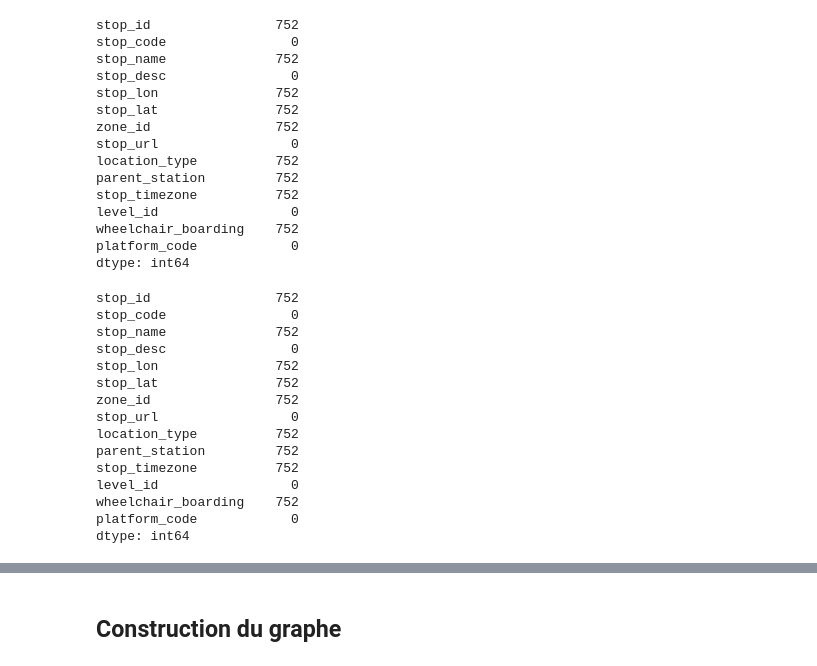
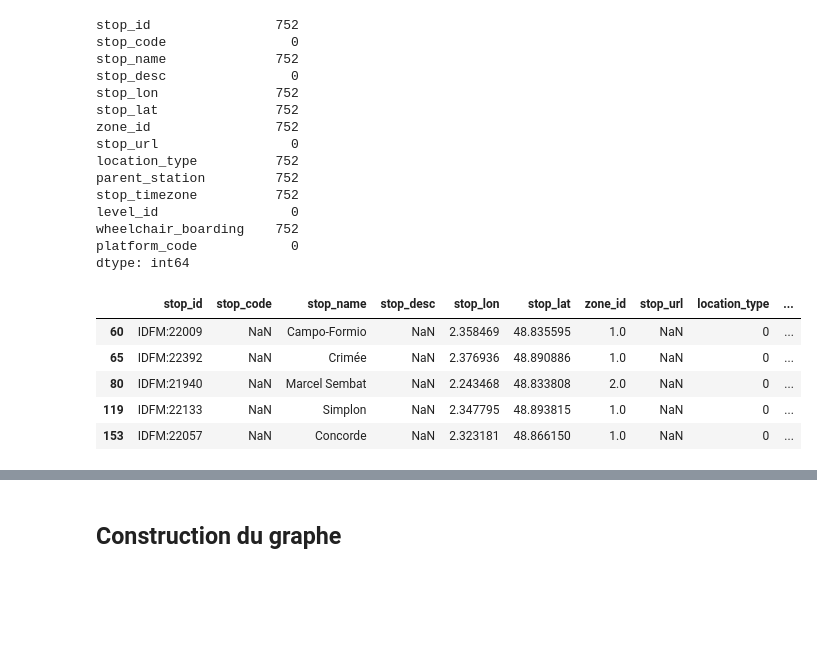
Before and after one commit to Herador/mastercamp-projet-it, a Jupyter notebook: data/creation_graphe.ipynb, the cells around one changed output, grey strips where cells are left out. Saved outputs shown, nothing was run; the diff lists cells and outputs as text; code cells hidden in the pictures; blank space fills up the shorter version.

```diff
--- a/data/creation_graphe.ipynb
+++ b/data/creation_graphe.ipynb
@@ -22,6 +22,8 @@ routes.head()
 ## Filtrage des données
 # %% [markdown]
 ### Lignes et parcours
+# %%
+trips = trips.merge(routes[['route_id', 'route_short_name']], on='route_id', how='left')
 # %%
 # Sélection des lignes et parcours de metro uniquement
 metro_routes = routes[routes['route_type'] == 1]['route_id']
@@ -38,7 +31,6 @@ metro_trips.head()
 # %%
 # On sélectionne les 16 premiers parcours de chaque ligne afin d'inclure tout les chemins possibles
-selected_trips = metro_trips.groupby(['route_id', 'direction_id']).head(16).reset_index()
-#selected_trips = metro_trips.drop_duplicates(subset=['route_id', 'direction_id', 'shape_id'])
+selected_trips = metro_trips.groupby(['route_short_name', 'direction_id']).head(16).reset_index()
 
 selected_trips.head()
 # %% [output]
@@ -98,27 +89,16 @@ stops_commercial = stops_metro[stops_metro['location_type'] == 1][['stop_id', 's
 parent_dict = stops_commercial.set_index('stop_id')['stop_name'].to_dict()
 # %%
+# Filtrage des arrêrts physiques
 physical_stops = stops_metro[stops_metro["location_type"] == 0]
-#physical_stops = stops[
- #   (stops['stop_id'].isin(stop_times['stop_id'])) &
-  #  (stops['location_type'] == 0)
-#]
-physical_stops.count()
+
+physical_stops.head()
 # %% [output]
-stop_id                752
-stop_code                0
-stop_name              752
-stop_desc                0
-stop_lon               752
-stop_lat               752
-zone_id                752
-stop_url                 0
-location_type          752
-parent_station         752
-stop_timezone          752
-level_id                 0
-wheelchair_boarding    752
-platform_code            0
-dtype: int64
+|  | stop_id | stop_code | stop_name | stop_desc | stop_lon | stop_lat | zone_id | stop_url | location_type | ... |
+| 60 | IDFM:22009 | NaN | Campo-Formio | NaN | 2.358469 | 48.835595 | 1.0 | NaN | 0 | ... |
+| 65 | IDFM:22392 | NaN | Crimée | NaN | 2.376936 | 48.890886 | 1.0 | NaN | 0 | ... |
+| 80 | IDFM:21940 | NaN | Marcel Sembat | NaN | 2.243468 | 48.833808 | 2.0 | NaN | 0 | ... |
+| 119 | IDFM:22133 | NaN | Simplon | NaN | 2.347795 | 48.893815 | 1.0 | NaN | 0 | ... |
+| 153 | IDFM:22057 | NaN | Concorde | NaN | 2.323181 | 48.866150 | 1.0 | NaN | 0 | ... |
 # %%
 stop_dict = {} # {stop_id: Stop()}
 
```
Also changed, not shown: parts of 14 cells of this notebook, 5 other files.
